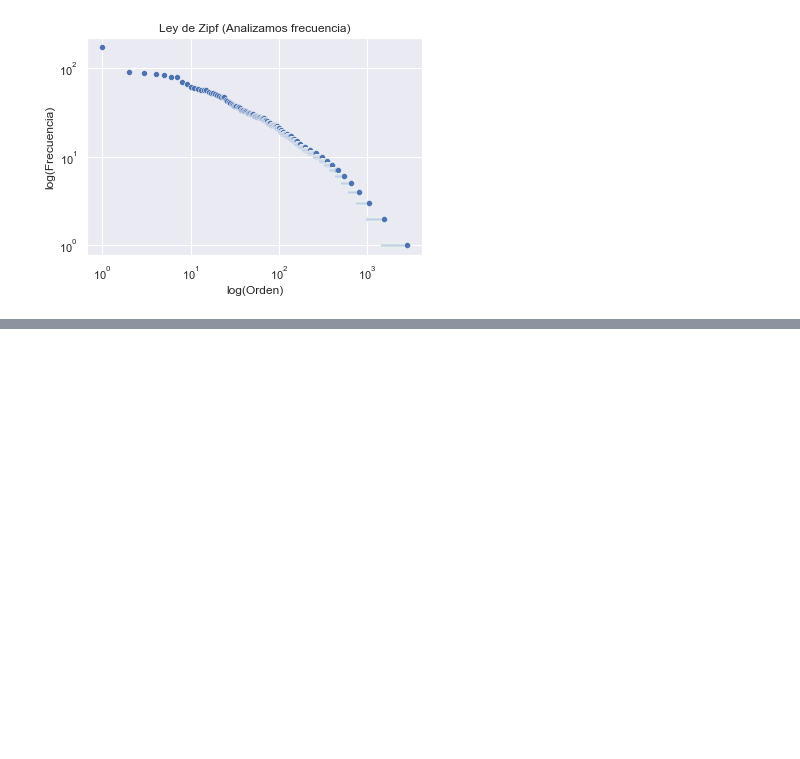
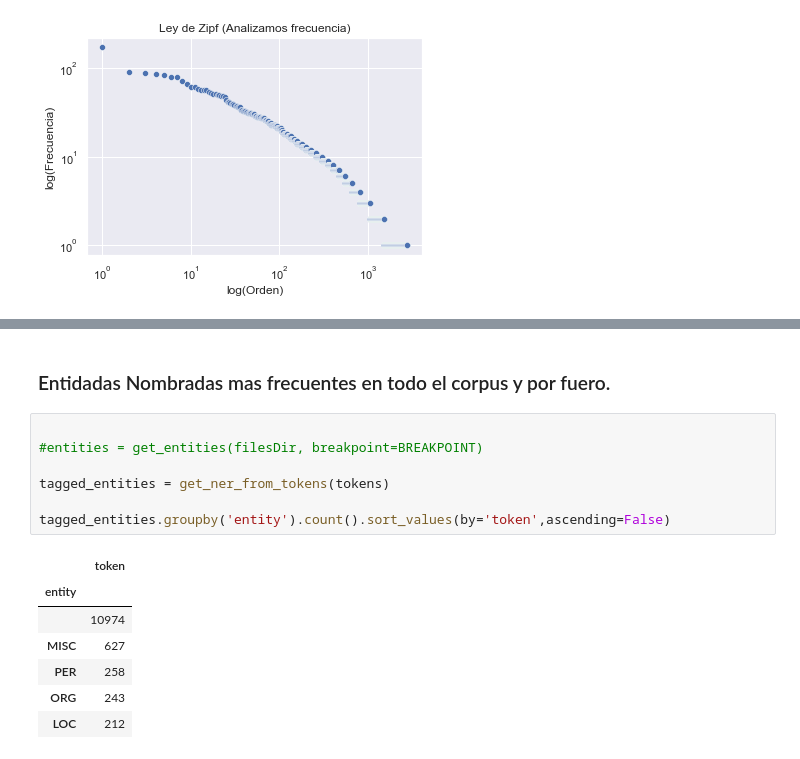
Before and after one commit to adrian-alejandro/Busqueda-y-Recomendacion-para-Textos-Legales-Mentoria-2022, a Jupyter notebook: Practico 2 - Analisis y Curacion de Datos.ipynb, the cells around one changed output, grey strips where cells are left out. Cells and saved outputs as stored; diff of their text form; blank space fills up the shorter version.

Commit message:
agregamos puntos opcionales: segmentation & tokenization + NER

```diff
--- a/Practico 2 - Analisis y Curacion de Datos.ipynb
+++ b/Practico 2 - Analisis y Curacion de Datos.ipynb
@@ -375,0 +469,17 @@ generar_wordcloud(img_name, STOPWORDS_ES, palabras, output_name, max_words=n)
+# %% [markdown]
+### Entidadas Nombradas mas frecuentes en todo el corpus y por fuero.
+# %%
+
+#entities = get_entities(filesDir, breakpoint=BREAKPOINT)
+
+tagged_entities = get_ner_from_tokens(tokens)
+
+tagged_entities.groupby('entity').count().sort_values(by='token',ascending=False)
+# %% [output]
+|  | token |
+| entity |  |
+|  | 10974 |
+| MISC | 627 |
+| PER | 258 |
+| ORG | 243 |
+| LOC | 212 |
```
Also changed, not shown: parts of 11 cells of this notebook, 3 other files.
